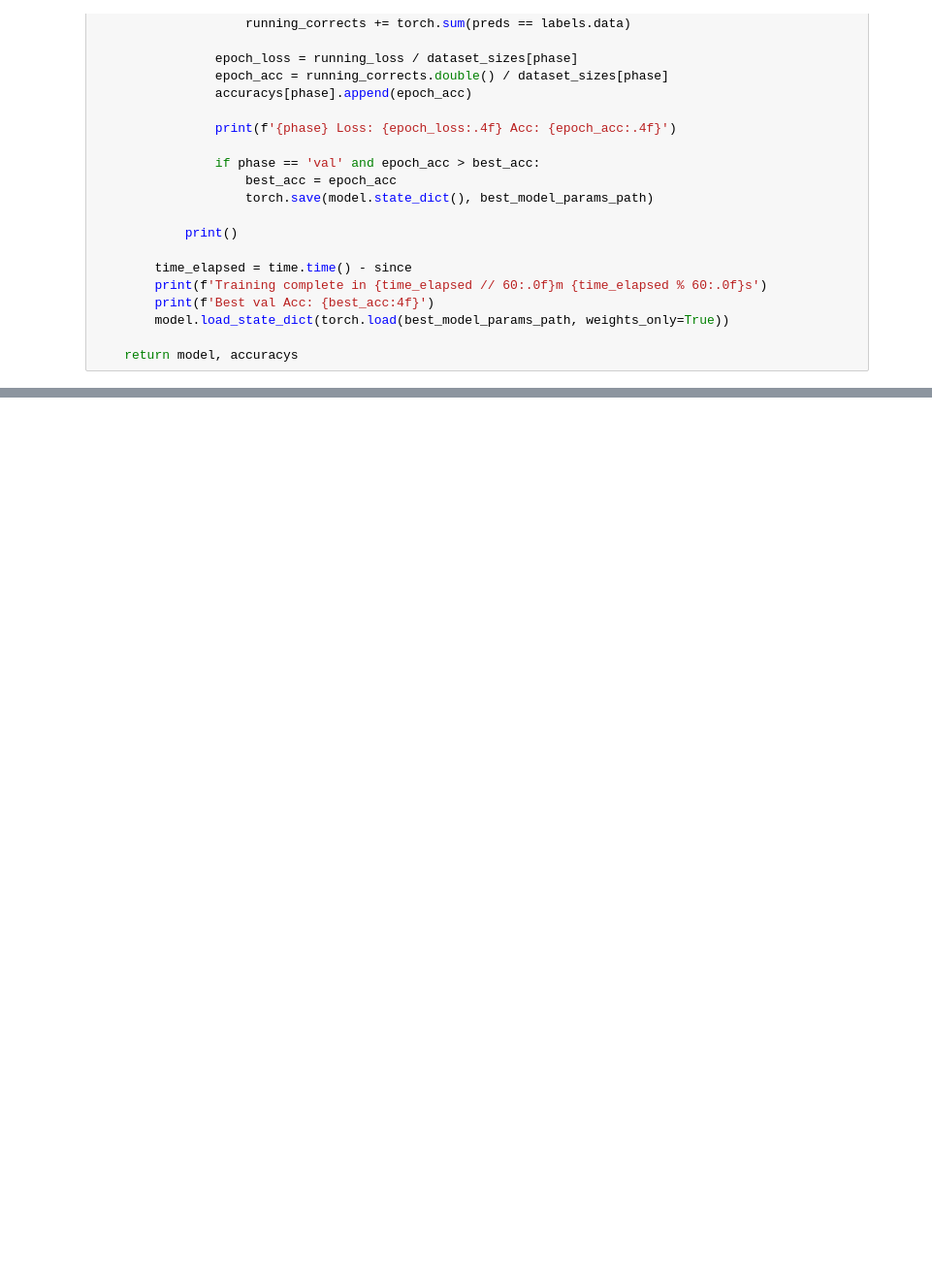
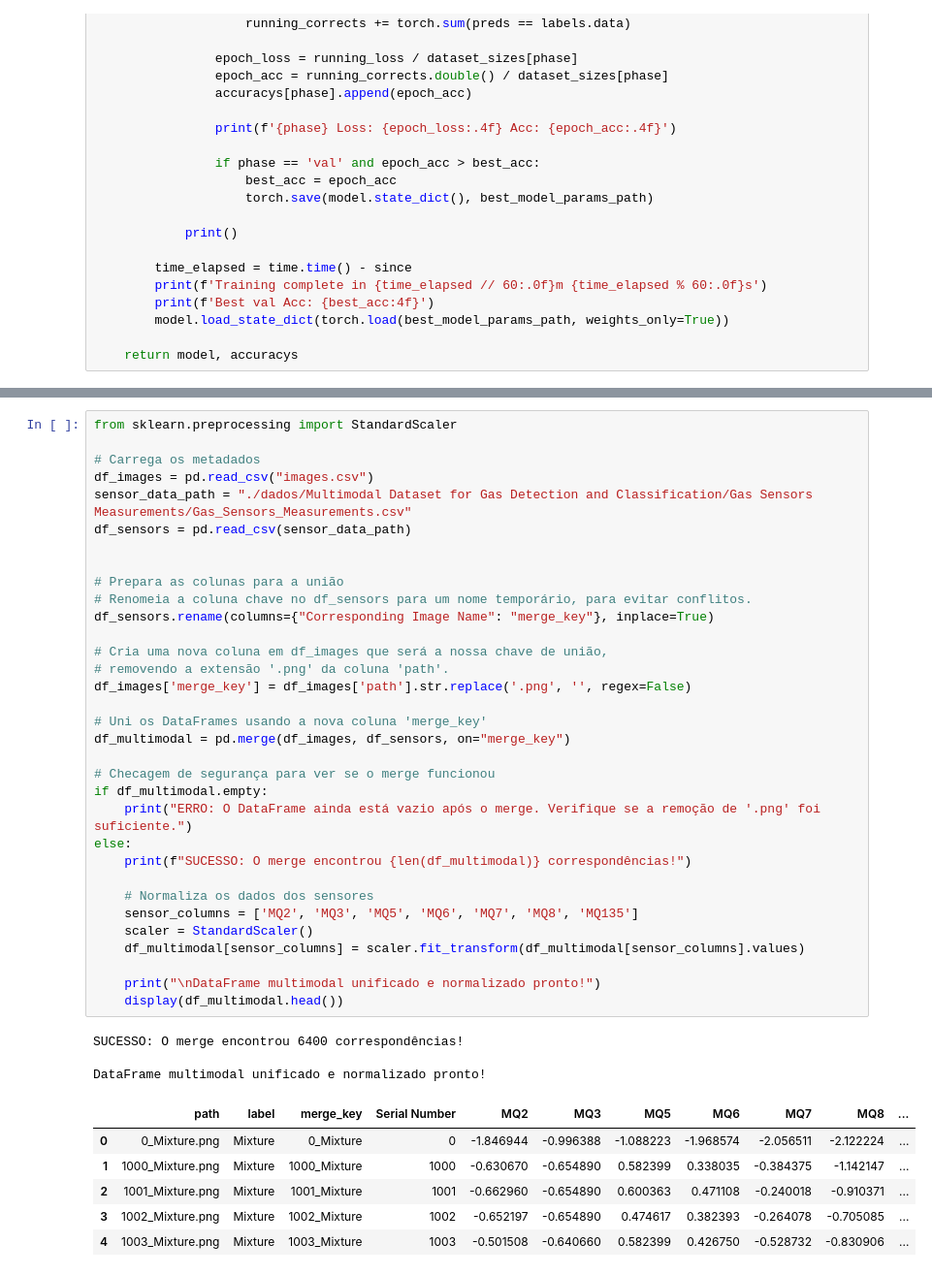
Before and after one commit to AmaralVh/gas-classification-neural-networks, a Jupyter notebook: cnn_detector_fumassa.ipynb, the cells around one changed output, grey strips where cells are left out. Shown at 97% size. Drawn from its saved outputs; the diff is of its cells as text; blank space fills up the shorter version.

```diff
--- a/cnn_detector_fumassa.ipynb
+++ b/cnn_detector_fumassa.ipynb
@@ -615,0 +659,43 @@ plt.show()
+# %%
+from sklearn.preprocessing import StandardScaler
+
+# Carrega os metadados
+df_images = pd.read_csv("images.csv")
+sensor_data_path = "./dados/Multimodal Dataset for Gas Detection and Classification/Gas Sensors Measurements/Gas_Sensors_Measurements.csv"
+df_sensors = pd.read_csv(sensor_data_path)
+
+
+# Prepara as colunas para a união
+# Renomeia a coluna chave no df_sensors para um nome temporário, para evitar conflitos.
+df_sensors.rename(columns={"Corresponding Image Name": "merge_key"}, inplace=True)
+
+# Cria uma nova coluna em df_images que será a nossa chave de união,
+# removendo a extensão '.png' da coluna 'path'.
+df_images['merge_key'] = df_images['path'].str.replace('.png', '', regex=False)
+
+# Uni os DataFrames usando a nova coluna 'merge_key'
+df_multimodal = pd.merge(df_images, df_sensors, on="merge_key")
+
+# Checagem de segurança para ver se o merge funcionou
+if df_multimodal.empty:
+    print("ERRO: O DataFrame ainda está vazio após o merge. Verifique se a remoção de '.png' foi suficiente.")
+else:
+    print(f"SUCESSO: O merge encontrou {len(df_multimodal)} correspondências!")
+
+    # Normaliza os dados dos sensores
+    sensor_columns = ['MQ2', 'MQ3', 'MQ5', 'MQ6', 'MQ7', 'MQ8', 'MQ135']
+    scaler = StandardScaler()
+    df_multimodal[sensor_columns] = scaler.fit_transform(df_multimodal[sensor_columns].values)
+
+    print("\nDataFrame multimodal unificado e normalizado pronto!")
+    display(df_multimodal.head())
+# %% [output]
+SUCESSO: O merge encontrou 6400 correspondências!
+
+DataFrame multimodal unificado e normalizado pronto!
+|  | path | label | merge_key | Serial Number | MQ2 | MQ3 | MQ5 | MQ6 | MQ7 | MQ8 | ... |
+| 0 | 0_Mixture.png | Mixture | 0_Mixture | 0 | -1.846944 | -0.996388 | -1.088223 | -1.968574 | -2.056511 | -2.122224 | ... |
+| 1 | 1000_Mixture.png | Mixture | 1000_Mixture | 1000 | -0.630670 | -0.654890 | 0.582399 | 0.338035 | -0.384375 | -1.142147 | ... |
+| 2 | 1001_Mixture.png | Mixture | 1001_Mixture | 1001 | -0.662960 | -0.654890 | 0.600363 | 0.471108 | -0.240018 | -0.910371 | ... |
+| 3 | 1002_Mixture.png | Mixture | 1002_Mixture | 1002 | -0.652197 | -0.654890 | 0.474617 | 0.382393 | -0.264078 | -0.705085 | ... |
+| 4 | 1003_Mixture.png | Mixture | 1003_Mixture | 1003 | -0.501508 | -0.640660 | 0.582399 | 0.426750 | -0.528732 | -0.830906 | ... |
```
Also changed, not shown: parts of 20 cells of this notebook, 1 other file.
